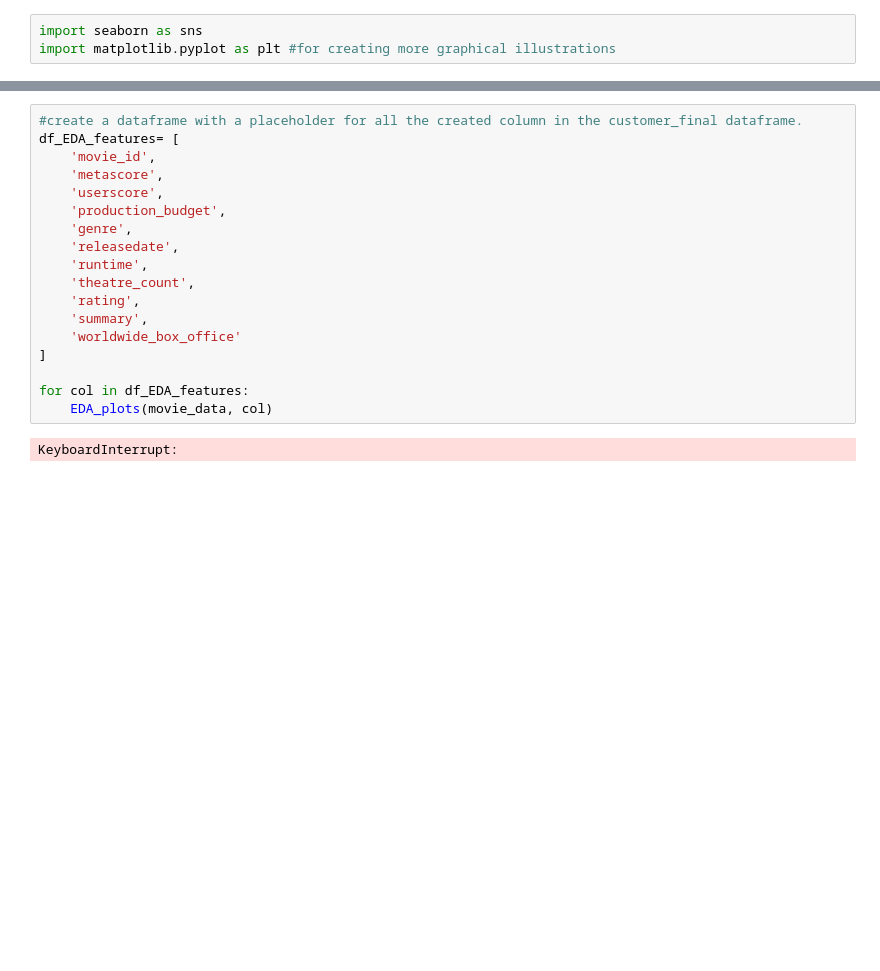
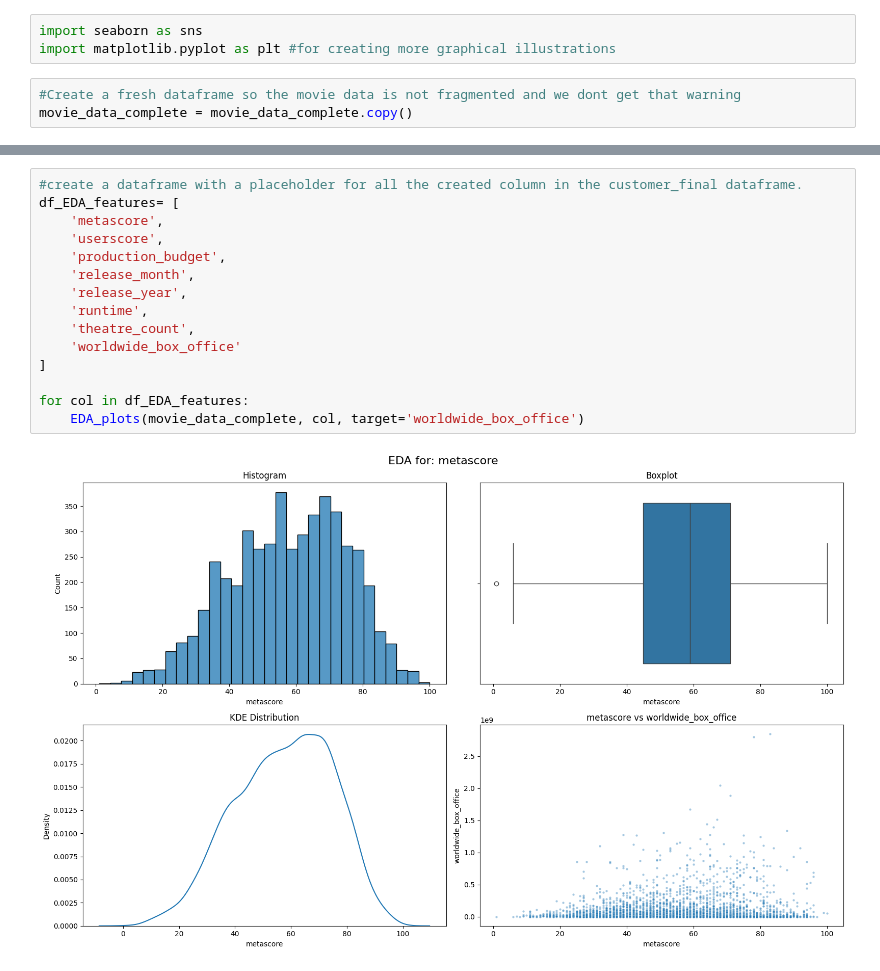
Before and after one commit to Simerblur/bjj, a Jupyter notebook: Main_project copy.ipynb, the cells around one changed output, grey strips where cells are left out. Saved outputs shown, nothing was run; the diff lists cells and outputs as text; blank space fills up the shorter version.

Commit message:
PLOTS

```diff
--- a/Main_project copy.ipynb
+++ b/Main_project copy.ipynb
@@ -600,6 +609,9 @@ print(f"✓ Final dataset: {len(movie_data_complete)} movies with all X1-X10 var
 # %%
 import seaborn as sns
 import matplotlib.pyplot as plt #for creating more graphical illustrations
+# %%
+#Create a fresh dataframe so the movie data is not fragmented and we dont get that warning
+movie_data_complete = movie_data_complete.copy()
 # %%
 def EDA_plots(df, column, target='worldwide_box_office'):
     """
@@ -639,20 +668,17 @@ def EDA_plots(df, column, target='worldwide_box_office'):
 # %%
 #create a dataframe with a placeholder for all the created column in the customer_final dataframe.
 df_EDA_features= [
-    'movie_id',
     'metascore',
     'userscore',
     'production_budget',
-    'genre',
-    'releasedate',
+    'release_month',
+    'release_year',
     'runtime',
     'theatre_count',
-    'rating',
-    'summary',
     'worldwide_box_office'
 ]
 
 for col in df_EDA_features:
-    EDA_plots(movie_data, col)
+    EDA_plots(movie_data_complete, col, target='worldwide_box_office')
 # %% [output]
-KeyboardInterrupt:
+[figure, added]
```
Also changed, not shown: parts of 3 cells of this notebook.
